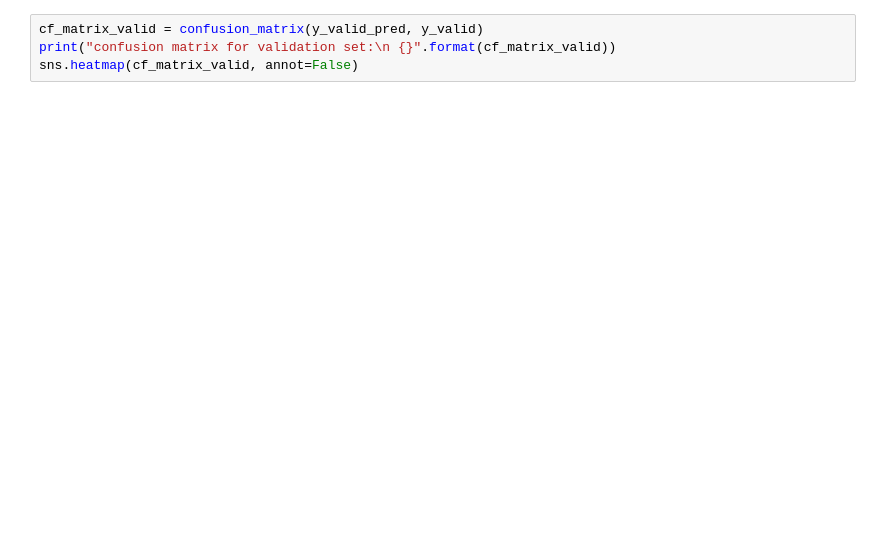
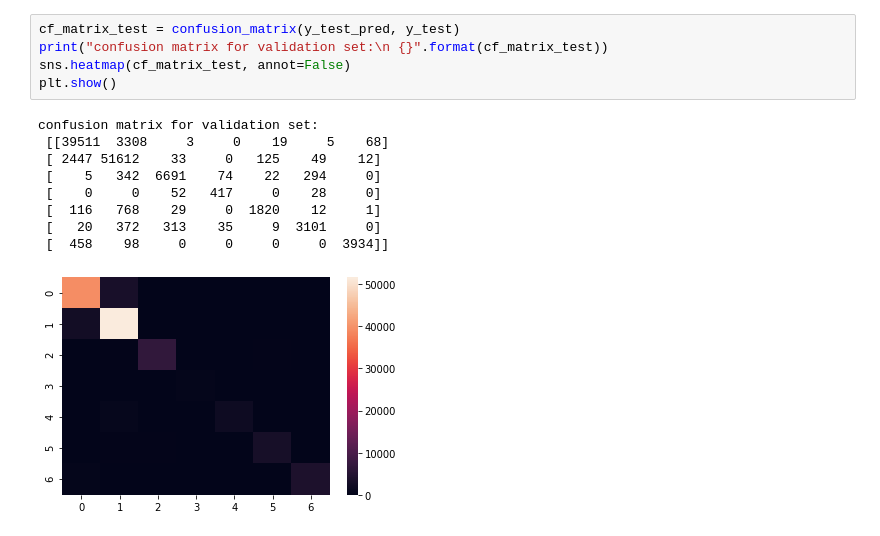
Before and after one commit to Yuyan-C/MAIS202Project, a Jupyter notebook: newKNN.ipynb, the cells around one changed output. Cells and saved outputs as stored; diff of their text form; blank space fills up the shorter version.

```diff
--- a/newKNN.ipynb
+++ b/newKNN.ipynb
@@ -86,4 +116,15 @@ confusion matrix for training set:
 # %%
-cf_matrix_valid = confusion_matrix(y_valid_pred, y_valid)
-print("confusion matrix for validation set:\n {}".format(cf_matrix_valid))
-sns.heatmap(cf_matrix_valid, annot=False)
+cf_matrix_test = confusion_matrix(y_test_pred, y_test)
+print("confusion matrix for validation set:\n {}".format(cf_matrix_test))
+sns.heatmap(cf_matrix_test, annot=False)
+plt.show()
+# %% [output]
+confusion matrix for validation set:
+ [[39511  3308     3     0    19     5    68]
+ [ 2447 51612    33     0   125    49    12]
+ [    5   342  6691    74    22   294     0]
+ [    0     0    52   417     0    28     0]
+ [  116   768    29     0  1820    12     1]
+ [   20   372   313    35     9  3101     0]
+ [  458    98     0     0     0     0  3934]]
+[figure, added]
```
Also changed, not shown: parts of 2 cells of this notebook.
